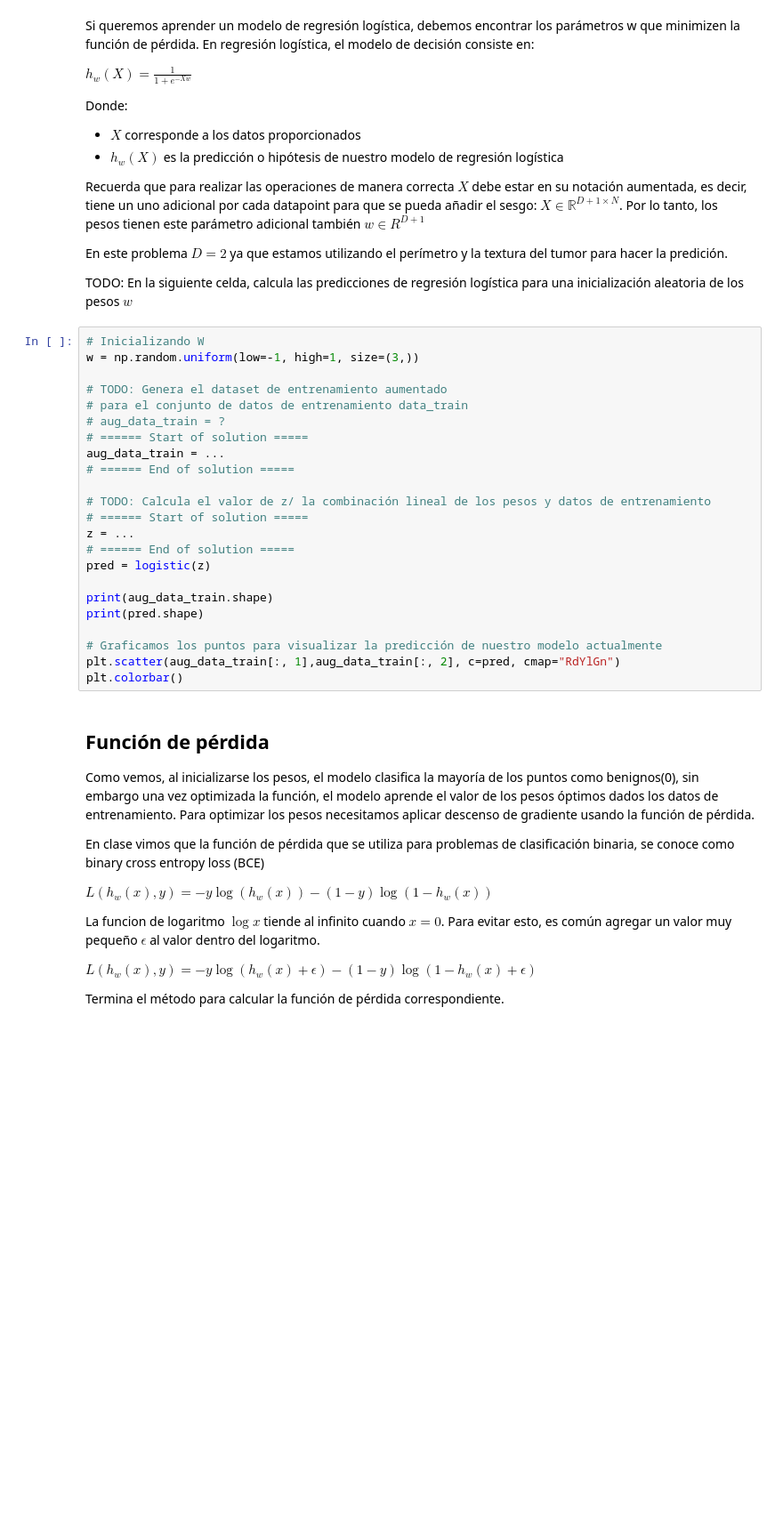
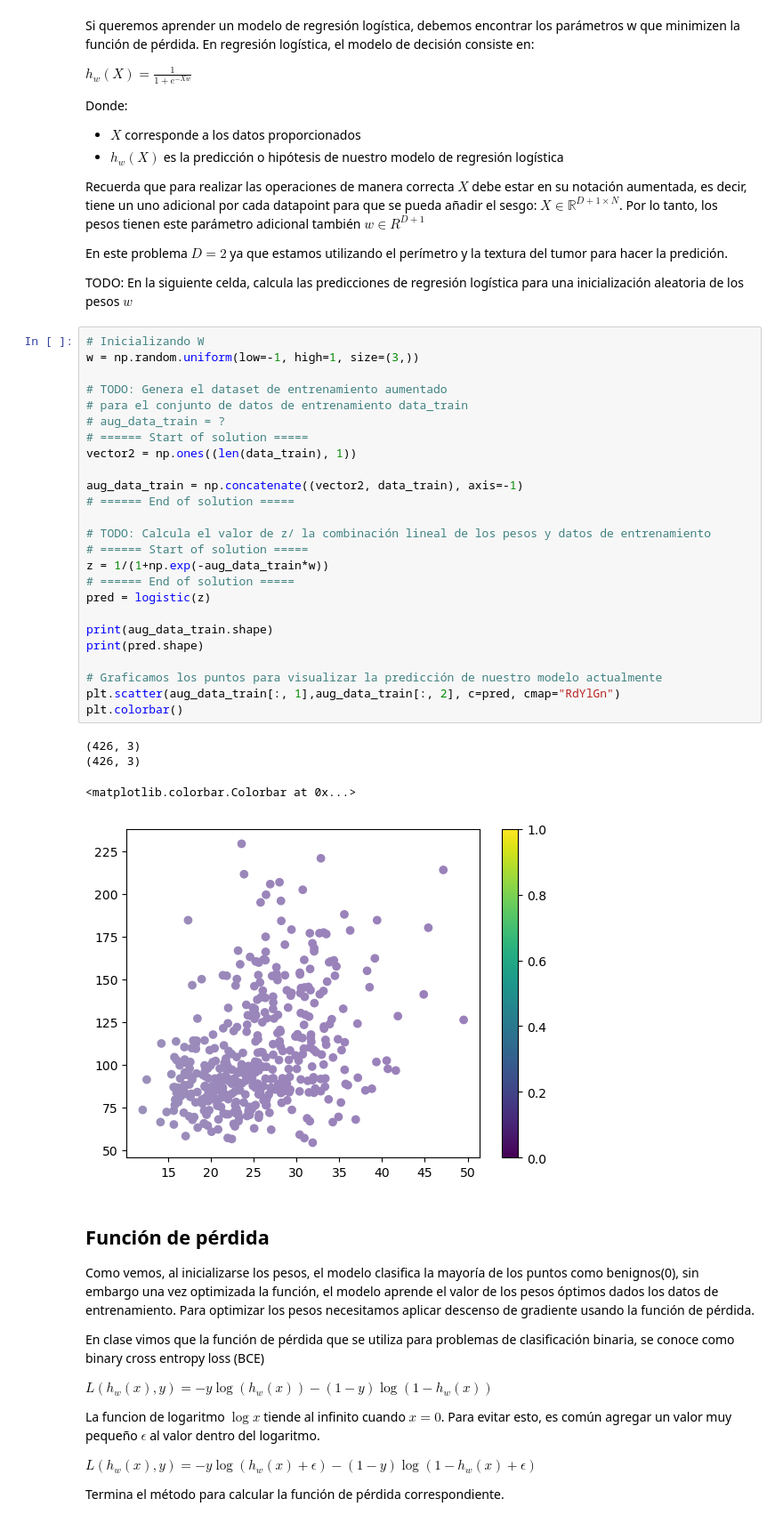
Before and after one commit to YaerimGZ/SI23_Togepis, a Jupyter notebook: ejercicio_2-LogisticReg/ejercicio_2.ipynb, the cells around one changed output. Shown at 89% size. Saved outputs shown, nothing was run; the diff lists cells and outputs as text; blank space fills up the shorter version.

```diff
--- a/ejercicio_2-LogisticReg/ejercicio_2.ipynb
+++ b/ejercicio_2-LogisticReg/ejercicio_2.ipynb
@@ -386,26 +406,33 @@ TODO: En la siguiente celda, calcula las predicciones de regresión logística p
 # %%
 # Inicializando W
 w = np.random.uniform(low=-1, high=1, size=(3,))
 
 # TODO: Genera el dataset de entrenamiento aumentado
 # para el conjunto de datos de entrenamiento data_train
 # aug_data_train = ?
 # ====== Start of solution =====
-aug_data_train = ...
+vector2 = np.ones((len(data_train), 1))
+
+aug_data_train = np.concatenate((vector2, data_train), axis=-1)
 # ====== End of solution =====
 
 # TODO: Calcula el valor de z/ la combinación lineal de los pesos y datos de entrenamiento
 # ====== Start of solution =====
-z = ...
+z = 1/(1+np.exp(-aug_data_train*w))
 # ====== End of solution =====
 pred = logistic(z)
 
 print(aug_data_train.shape)
 print(pred.shape)
 
 # Graficamos los puntos para visualizar la predicción de nuestro modelo actualmente
 plt.scatter(aug_data_train[:, 1],aug_data_train[:, 2], c=pred, cmap="RdYlGn")
 plt.colorbar()
+# %% [output]
+(426, 3)
+(426, 3)
+<matplotlib.colorbar.Colorbar at 0x...>
+[figure, added]
 # %% [markdown]
 ## Función de pérdida
 Como vemos, al inicializarse los pesos, el modelo clasifica la mayoría de los puntos como benignos(0), sin embargo una vez optimizada la función, el modelo aprende el valor de los pesos óptimos dados los datos de entrenamiento. Para optimizar los pesos necesitamos aplicar descenso de gradiente usando la función de pérdida.
```
Also changed, not shown: parts of 6 cells of this notebook.
